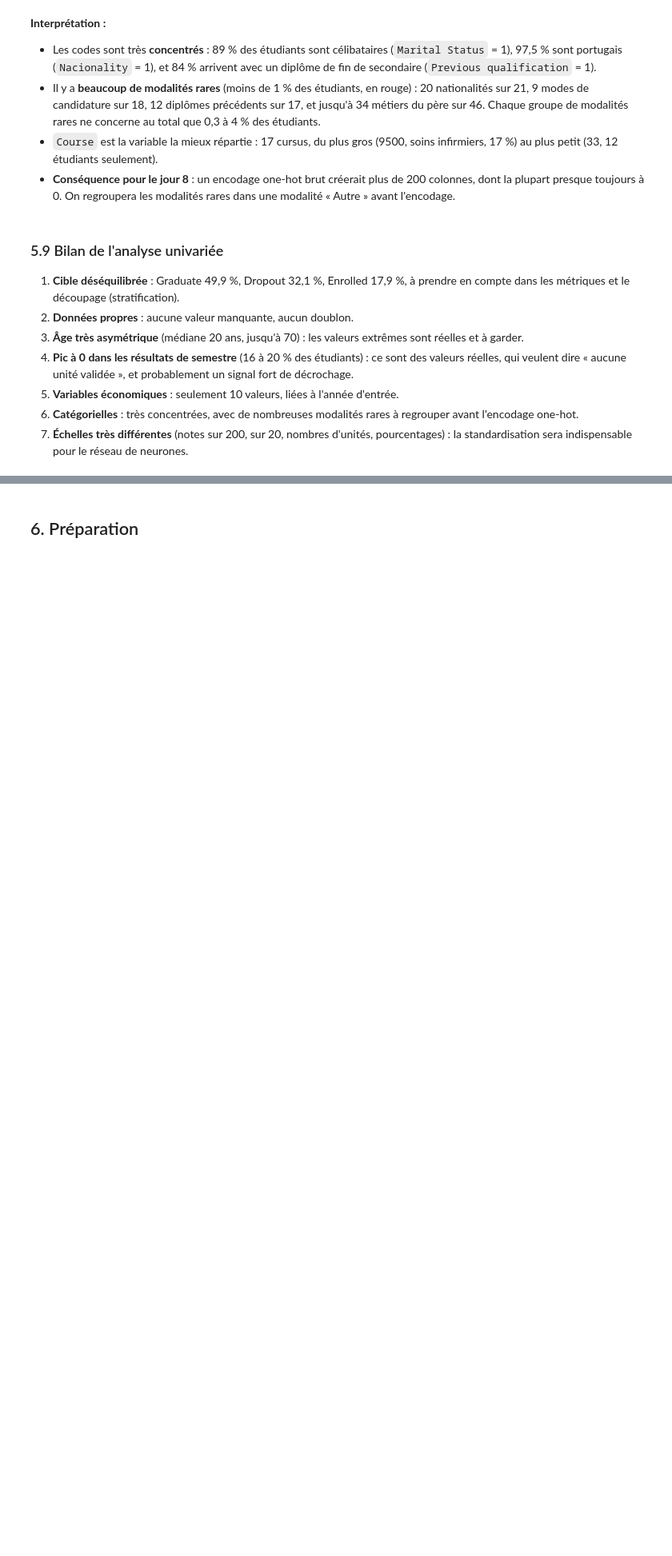
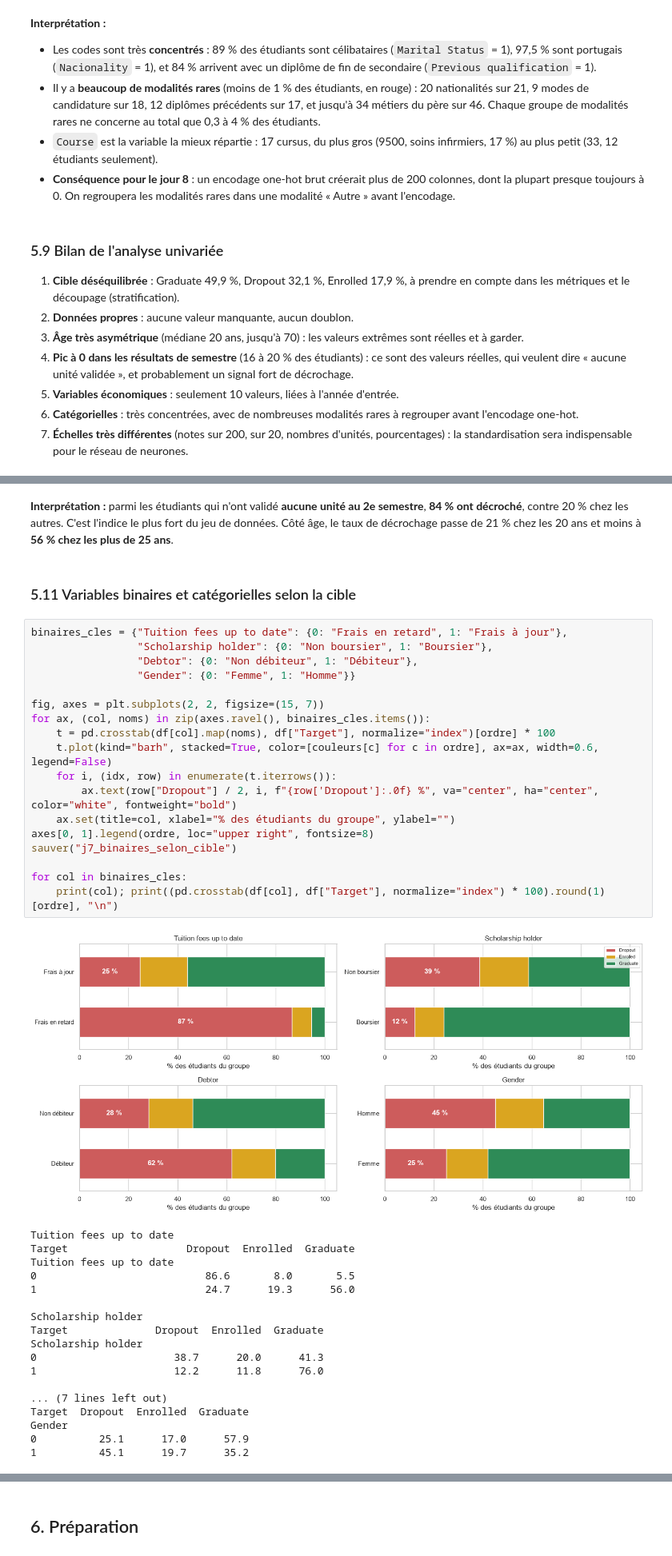
Before and after one commit to TheGoatLucien/ANN-playground, a Jupyter notebook: ann_playground.ipynb, the cells around one changed output, grey strips where cells are left out. Shown at 80% size. Saved outputs shown, nothing was run; the diff lists cells and outputs as text; blank space fills up the shorter version.

Commit message:
Jour 7 : EDA bivariee, correlations et conclusion de l'EDA
Co-Authored-By: Claude Opus 5.5 (1M context) <noreply@anthropic.com>

```diff
--- a/ann_playground.ipynb
+++ b/ann_playground.ipynb
@@ -617,0 +671,41 @@ sauver("j6_categorielles_modalites_rares")
+# %% [markdown]
+**Interprétation :** parmi les étudiants qui n'ont validé **aucune unité au 2e semestre**, **84 % ont décroché**, contre 20 % chez les autres. C'est l'indice le plus fort du jeu de données. Côté âge, le taux de décrochage passe de 21 % chez les 20 ans et moins à **56 % chez les plus de 25 ans**.
+# %% [markdown]
+### 5.11 Variables binaires et catégorielles selon la cible
+# %%
+binaires_cles = {"Tuition fees up to date": {0: "Frais en retard", 1: "Frais à jour"},
+                 "Scholarship holder": {0: "Non boursier", 1: "Boursier"},
+                 "Debtor": {0: "Non débiteur", 1: "Débiteur"},
+                 "Gender": {0: "Femme", 1: "Homme"}}
+
+fig, axes = plt.subplots(2, 2, figsize=(15, 7))
+for ax, (col, noms) in zip(axes.ravel(), binaires_cles.items()):
+    t = pd.crosstab(df[col].map(noms), df["Target"], normalize="index")[ordre] * 100
+    t.plot(kind="barh", stacked=True, color=[couleurs[c] for c in ordre], ax=ax, width=0.6, legend=False)
+    for i, (idx, row) in enumerate(t.iterrows()):
+        ax.text(row["Dropout"] / 2, i, f"{row['Dropout']:.0f} %", va="center", ha="center", color="white", fontweight="bold")
+    ax.set(title=col, xlabel="% des étudiants du groupe", ylabel="")
+axes[0, 1].legend(ordre, loc="upper right", fontsize=8)
+sauver("j7_binaires_selon_cible")
+
+for col in binaires_cles:
+    print(col); print((pd.crosstab(df[col], df["Target"], normalize="index") * 100).round(1)[ordre], "\n")
+# %% [output]
+[figure, added]
+Tuition fees up to date
+Target                   Dropout  Enrolled  Graduate
+Tuition fees up to date
+0                           86.6       8.0       5.5
+1                           24.7      19.3      56.0
+
+Scholarship holder
+Target              Dropout  Enrolled  Graduate
+Scholarship holder
+0                      38.7      20.0      41.3
+1                      12.2      11.8      76.0
+
+... (7 lines left out)
+Target  Dropout  Enrolled  Graduate
+Gender
+0          25.1      17.0      57.9
+1          45.1      19.7      35.2
```
Also changed, not shown: parts of 15 cells of this notebook, 6 other files.
